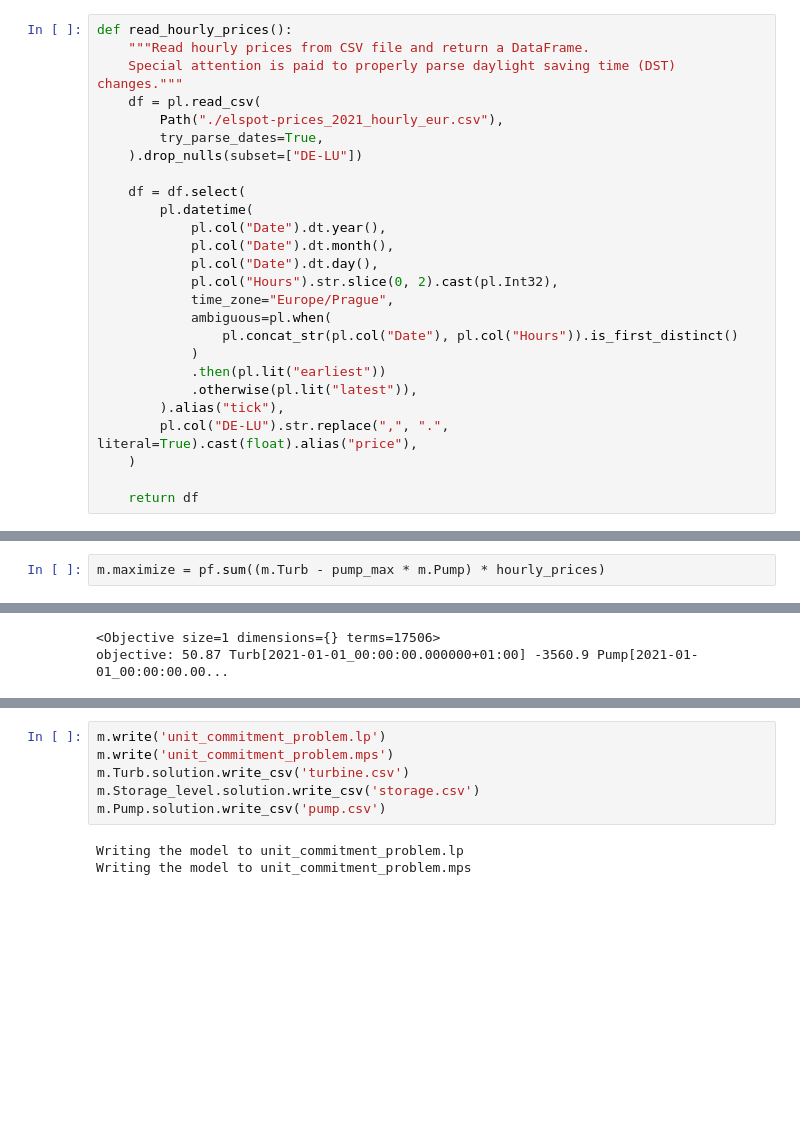
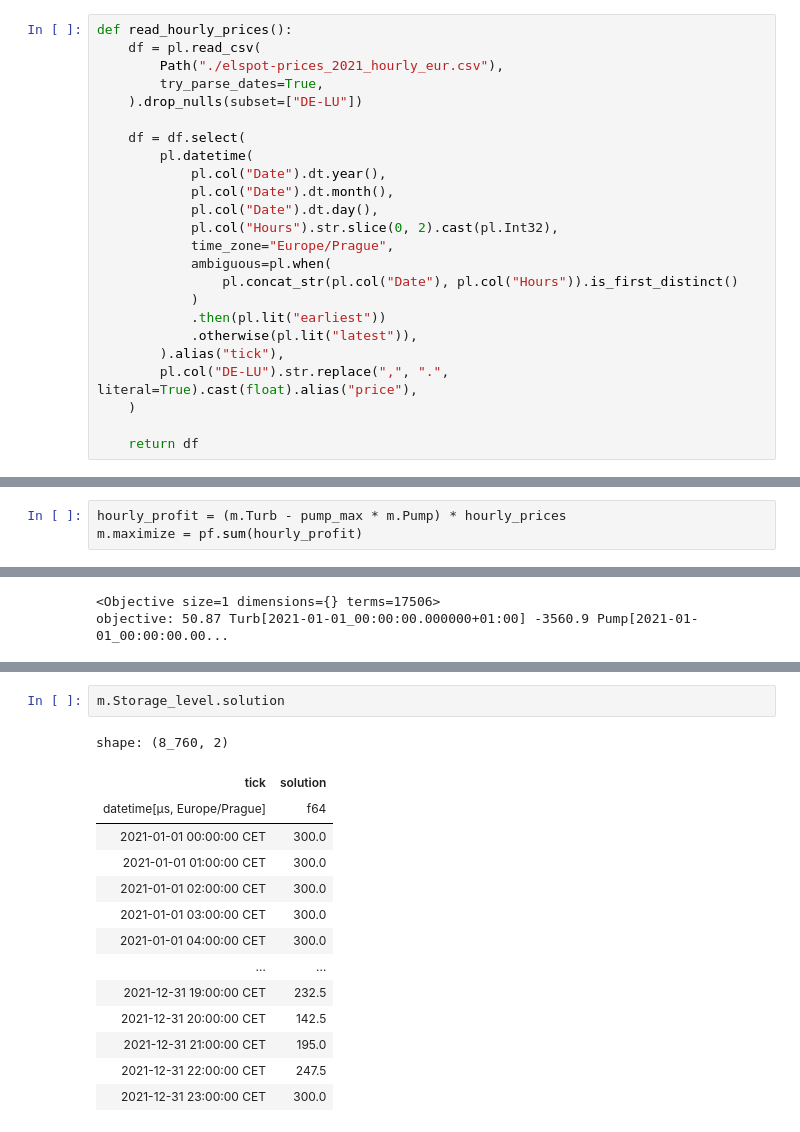
Before and after one commit to aurelije/or-models, a Jupyter notebook: unit_commitment/Unit Commitment Problem I - Pumped storage_pyoframe.ipynb, the cells around one changed output, grey strips where cells are left out. Drawn from its saved outputs; the diff is of its cells as text; blank space fills up the shorter version.

Commit message:
Explain a model a bit more, print solution

```diff
--- a/unit_commitment/Unit Commitment Problem I - Pumped storage_pyoframe.ipynb
+++ b/unit_commitment/Unit Commitment Problem I - Pumped storage_pyoframe.ipynb
@@ -7,7 +18,5 @@ from pathlib import Path
 # %%
 def read_hourly_prices():
-    """Read hourly prices from CSV file and return a DataFrame.
-    Special attention is paid to properly parse daylight saving time (DST) changes."""
     df = pl.read_csv(
         Path("./elspot-prices_2021_hourly_eur.csv"),
         try_parse_dates=True,
@@ -193,5 +212,6 @@ m.pump_and_turbine_xor
 # %%
-m.maximize = pf.sum((m.Turb - pump_max * m.Pump) * hourly_prices)
+hourly_profit = (m.Turb - pump_max * m.Pump) * hourly_prices
+m.maximize = pf.sum(hourly_profit)
 # %% [output]
 Hessian has dimension 26281 but no nonzeros, so is ignored
 # %%
@@ -226,12 +247,20 @@ Solving MIP model with:
                     119 (strong br.)
                     942 (separation)
                     12150 (heuristics)
-# %%
-m.write('unit_commitment_problem.lp')
-m.write('unit_commitment_problem.mps')
-m.Turb.solution.write_csv('turbine.csv')
-m.Storage_level.solution.write_csv('storage.csv')
-m.Pump.solution.write_csv('pump.csv')
-# %% [output]
-Writing the model to unit_commitment_problem.lp
-Writing the model to unit_commitment_problem.mps
+# %%
+m.Storage_level.solution
+# %% [output]
+shape: (8_760, 2)
+| tick | solution |
+| datetime[μs, Europe/Prague] | f64 |
+| 2021-01-01 00:00:00 CET | 300.0 |
+| 2021-01-01 01:00:00 CET | 300.0 |
+| 2021-01-01 02:00:00 CET | 300.0 |
+| 2021-01-01 03:00:00 CET | 300.0 |
+| 2021-01-01 04:00:00 CET | 300.0 |
+| … | … |
+| 2021-12-31 19:00:00 CET | 232.5 |
+| 2021-12-31 20:00:00 CET | 142.5 |
+| 2021-12-31 21:00:00 CET | 195.0 |
+| 2021-12-31 22:00:00 CET | 247.5 |
+| 2021-12-31 23:00:00 CET | 300.0 |
```
Also changed, not shown: parts of 12 cells of this notebook.
